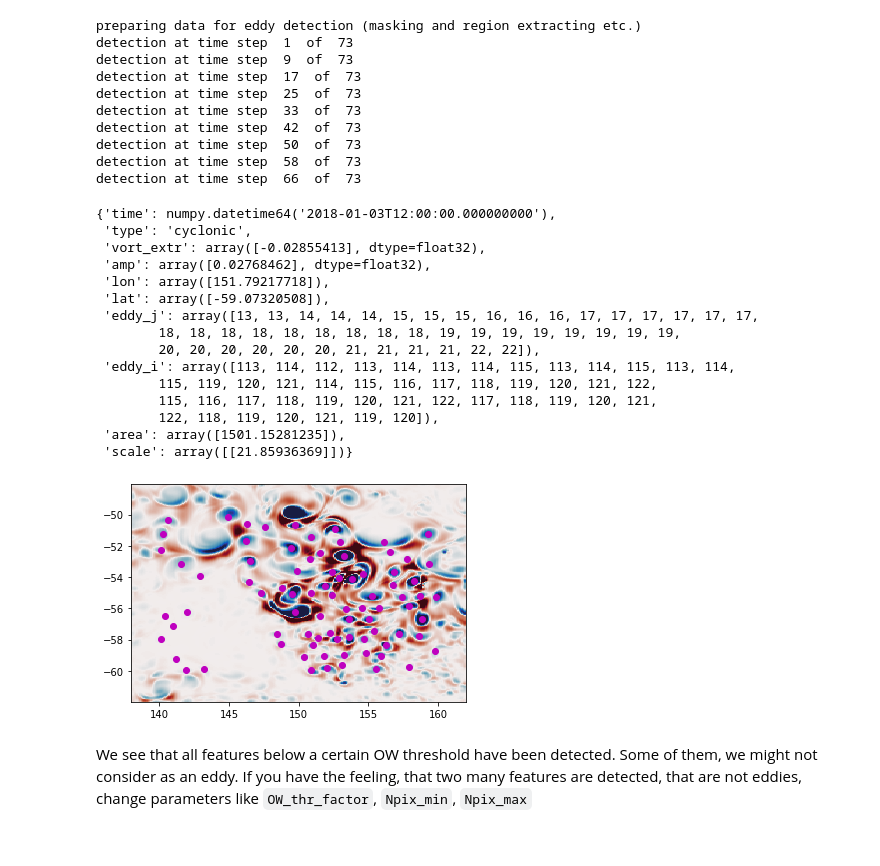
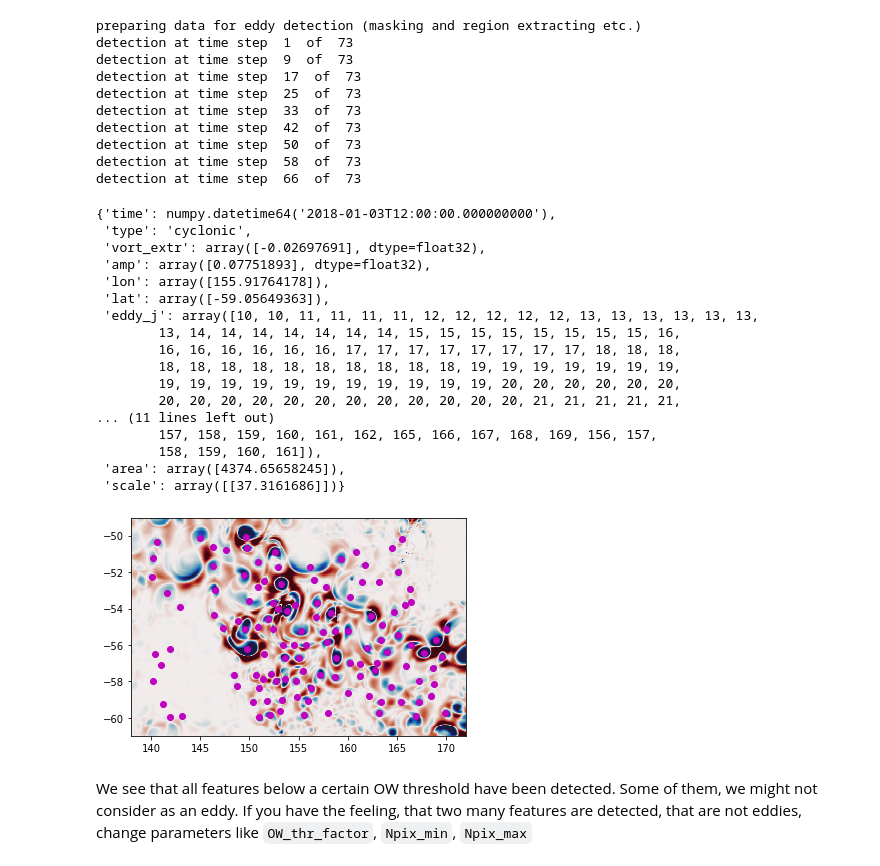
Before and after one commit to marimpacheco/notebooks, a Jupyter notebook: run_eddytools_example.ipynb, the cells around one changed output. Drawn from its saved outputs; the diff is of its cells as text; code cells hidden in the pictures.

```diff
--- a/run_eddytools_example.ipynb
+++ b/run_eddytools_example.ipynb
@@ -16,8 +17,9 @@ warnings.simplefilter(action='ignore', category=RuntimeWarning)
 # %%
 # paths
-datapath = '/scratch/usr/shkifmjr/ORION10.L46.LIM2vp.CFCSF6.MOPS.JRA.XIOS2.5-EXP01/OUT/example/'
+datapath = '/scratch/usr/shkifmjr/ORION10.L46.LIM2vp.CFCSF6.MOPS.JRA.XIOS2.5-EXP01/'\
+           + 'eddy_tracking/example/'
 meshpath = ['/scratch/usr/shkifmjr/NUSERDATA/ORION/10-data/meshmask/1_mesh_mask.nc']
-data_in = sorted(glob(datapath + 'test_201?_grid_[TUV].nc'))
+data_in = sorted(glob(datapath + 'test_2018_grid_[TUV].nc'))
 # %% [markdown]
 ### Loading data
 Loading data and later calculations are much quicker when:
@@ -178,6 +189,7 @@ data_int.to_netcdf(datapath + 'eddies/test_data.nc', mode='w')
 # %%
-# If we already did the interpolation earlier and now start off with the interpolated fields, we just uncomment the line below to load them
-data_int = xr.open_dataset(datapath + 'eddies/test_data.nc')
+# If we already did the interpolation earlier and now start off with the interpolated fields,
+# we just uncomment the line below to load them
+data_int = xr.open_dataset(datapath + 'eddies/test_data_140_170.nc')
 # %%
 # Let's have a look at the fields
 plt.pcolormesh(data_int['OW'].isel(time=0), vmin=-0.05, vmax=0.05, cmap=cm.balance)
@@ -199,7 +211,7 @@ Additionally `'lon1'` needs to be at least 2 degrees smaller than in the `interp
 detection_parameters = {'start_time': '2018-01-01', # time range start
                         'end_time': '2018-12-31', # time range end
                         'lon1': 140, # minimum longitude of detection region
-                        'lon2': 160, # maximum longitude
+                        'lon2': 170, # maximum longitude
                         'lat1': -60, # minimum latitude
                         'lat2': -50, # maximum latitude
                         'min_dep': 1000, # minimum ocean depth where to look for eddies in m
@@ -224,37 +237,41 @@ detection at time step  50  of  73
 detection at time step  58  of  73
 detection at time step  66  of  73
 # %%
-# In this format, information for every detected eddy is stored (eddies[t][ed], where t is the time step and ed the eddy number)
+# In this format, information for every detected eddy is stored
+# (eddies[t][ed], where t is the time step and ed the eddy number)
 eddies[0][10]
 # %% [output]
 {'time': numpy.datetime64('2018-01-03T12:00:00.000000000'),
  'type': 'cyclonic',
- 'vort_extr': array([-0.02855413], dtype=float32),
- 'amp': array([0.02768462], dtype=float32),
- 'lon': array([151.79217718]),
- 'lat': array([-59.07320508]),
- 'eddy_j': array([13, 13, 14, 14, 14, 15, 15, 15, 16, 16, 16, 17, 17, 17, 17, 17, 17,
-        18, 18, 18, 18, 18, 18, 18, 18, 18, 19, 19, 19, 19, 19, 19, 19, 19,
-        20, 20, 20, 20, 20, 20, 21, 21, 21, 21, 22, 22]),
- 'eddy_i': array([113, 114, 112, 113, 114, 113, 114, 115, 113, 114, 115, 113, 114,
-        115, 119, 120, 121, 114, 115, 116, 117, 118, 119, 120, 121, 122,
-        115, 116, 117, 118, 119, 120, 121, 122, 117, 118, 119, 120, 121,
-        122, 118, 119, 120, 121, 119, 120]),
- 'area': array([1501.15281235]),
- 'scale': array([[21.85936369]])}
+ 'vort_extr': array([-0.02697691], dtype=float32),
+ 'amp': array([0.07751893], dtype=float32),
+ 'lon': array([155.91764178]),
+ 'lat': array([-59.05649363]),
+ 'eddy_j': array([10, 10, 11, 11, 11, 11, 12, 12, 12, 12, 12, 13, 13, 13, 13, 13, 13,
+        13, 14, 14, 14, 14, 14, 14, 14, 15, 15, 15, 15, 15, 15, 15, 15, 16,
+        16, 16, 16, 16, 16, 16, 17, 17, 17, 17, 17, 17, 17, 17, 18, 18, 18,
+        18, 18, 18, 18, 18, 18, 18, 18, 18, 18, 19, 19, 19, 19, 19, 19, 19,
+        19, 19, 19, 19, 19, 19, 19, 19, 19, 19, 19, 20, 20, 20, 20, 20, 20,
+        20, 20, 20, 20, 20, 20, 20, 20, 20, 20, 20, 20, 21, 21, 21, 21, 21,
+... (11 lines left out)
+        157, 158, 159, 160, 161, 162, 165, 166, 167, 168, 169, 156, 157,
+        158, 159, 160, 161]),
+ 'area': array([4374.65658245]),
+ 'scale': array([[37.3161686]])}
 # %%
 # Plot a single time step to see what the detection method detected
 plot_lon = data_int['lon'].where(data_int['lon'].values > 0, other=data_int['lon'].values + 360)
-plt.pcolormesh(plot_lon, data_int['lat'].values, data_int.OW.isel(time=0).values, vmin=-0.01, vmax=0.01, cmap=cm.balance)
+plt.pcolormesh(plot_lon, data_int['lat'].values, data_int.OW.isel(time=0).values,
+               vmin=-0.01, vmax=0.01, cmap=cm.balance)
 
 for i in np.arange(0, len(eddies[0])-1):
     if eddies[0][i]['lon'] < 0:
         eddy_lon = eddies[0][i]['lon'] + 360
     else:
         eddy_lon = eddies[0][i]['lon']
     plt.plot(eddy_lon, eddies[0][i]['lat'], marker='o', color='m')
 # %% [output]
-[figure, old version]
+[figure, new version]
 # %% [markdown]
 We see that all features below a certain OW threshold have been detected. Some of them, we might not consider as an eddy. If you have the feeling, that two many features are detected, that are not eddies, change parameters like `OW_thr_factor`, `Npix_min`, `Npix_max`
 # %%
```
Also changed, not shown: parts of 33 cells of this notebook.
